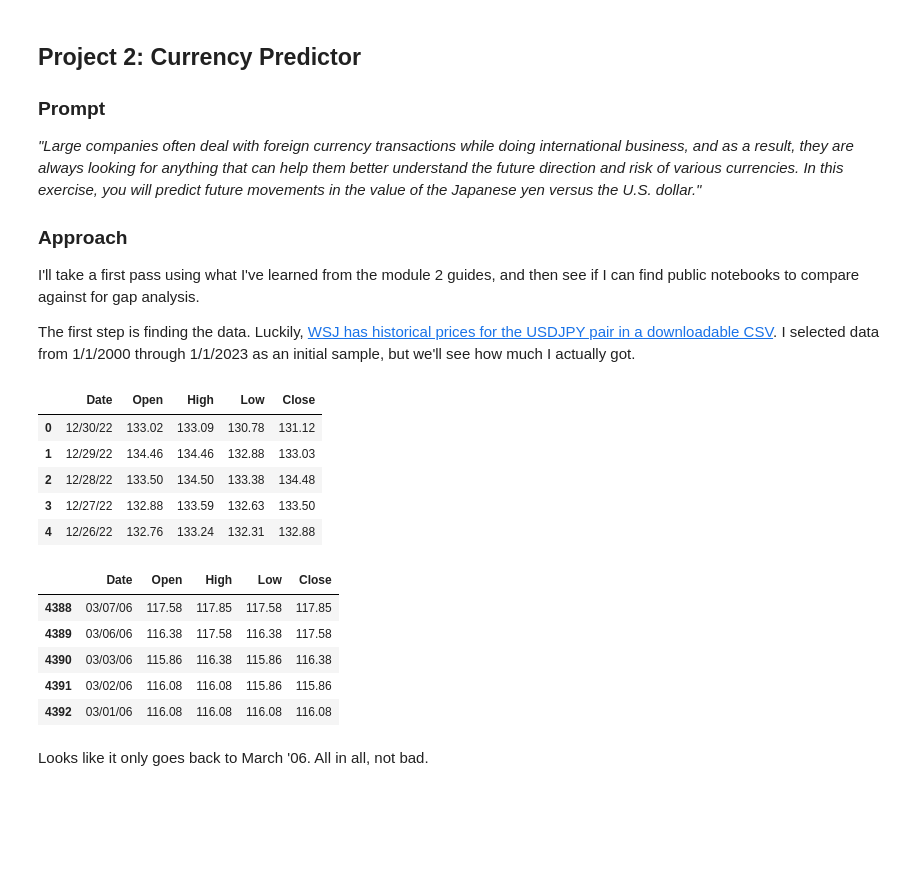
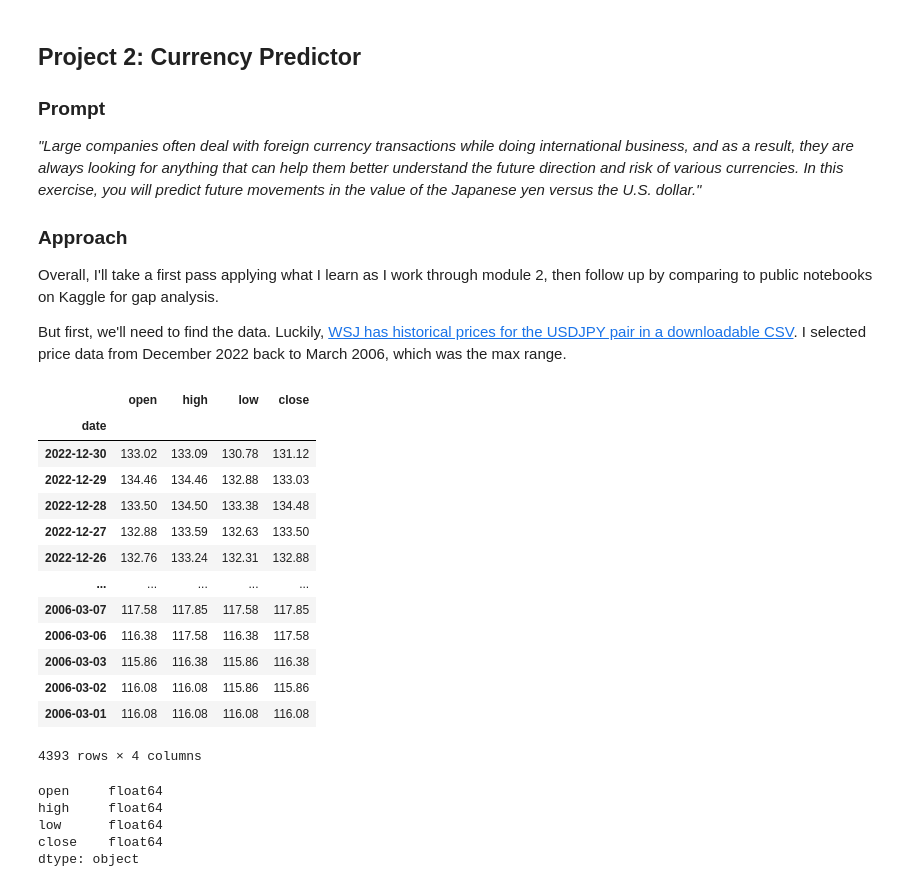
Before and after one commit to whitgroves/fintech-bootcamp-at-home, a Jupyter notebook: project-2-currency-predictor.ipynb, the cells around one changed output. Cells and saved outputs as stored; diff of their text form; code cells hidden in the pictures; blank space fills up the shorter version.

```diff
--- a/project-2-currency-predictor.ipynb
+++ b/project-2-currency-predictor.ipynb
@@ -7,6 +7,6 @@
 
 ### Approach
 
-I'll take a first pass using what I've learned from the module 2 guides, and then see if I can find public notebooks to compare against for gap analysis.
+Overall, I'll take a first pass applying what I learn as I work through module 2, then follow up by comparing to public notebooks on Kaggle for gap analysis.
 
-The first step is finding the data. Luckily, [WSJ has historical prices for the USDJPY pair in a downloadable CSV](https://www.wsj.com/market-data/quotes/fx/USDJPY/historical-prices). I selected data from 1/1/2000 through 1/1/2023 as an initial sample, but we'll see how much I actually got.
+But first, we'll need to find the data. Luckily, [WSJ has historical prices for the USDJPY pair in a downloadable CSV](https://www.wsj.com/market-data/quotes/fx/USDJPY/historical-prices). I selected price data from December 2022 back to March 2006, which was the max range.
@@ -16,20 +13,32 @@ data = pandas.read_csv('./data/USDJPY HistoricalPrices.csv', engine='python')
+# %%
+from numpy import float64
+import pandas
+data = pandas.read_csv('./data/USDJPY HistoricalPrices.csv',
+                       names=['date', 'open', 'high', 'low', 'close'], header=0,
+                       dtype={'open':float64, 'high':float64, 'low':float64, 'close':float64},
+                       index_col='date', parse_dates=True,
+                       engine='python')
+data
+# %% [output]
+|  | open | high | low | close |
+| date |  |  |  |  |
+| 2022-12-30 | 133.02 | 133.09 | 130.78 | 131.12 |
+| 2022-12-29 | 134.46 | 134.46 | 132.88 | 133.03 |
+| 2022-12-28 | 133.50 | 134.50 | 133.38 | 134.48 |
+| 2022-12-27 | 132.88 | 133.59 | 132.63 | 133.50 |
+| 2022-12-26 | 132.76 | 133.24 | 132.31 | 132.88 |
+| ... | ... | ... | ... | ... |
+| 2006-03-07 | 117.58 | 117.85 | 117.58 | 117.85 |
+| 2006-03-06 | 116.38 | 117.58 | 116.38 | 117.58 |
+| 2006-03-03 | 115.86 | 116.38 | 115.86 | 116.38 |
+| 2006-03-02 | 116.08 | 116.08 | 115.86 | 115.86 |
+| 2006-03-01 | 116.08 | 116.08 | 116.08 | 116.08 |
+4393 rows × 4 columns
 # %%
-data.head()
+data.dtypes
 # %% [output]
-|  | Date | Open | High | Low | Close |
-| 0 | 12/30/22 | 133.02 | 133.09 | 130.78 | 131.12 |
-| 1 | 12/29/22 | 134.46 | 134.46 | 132.88 | 133.03 |
-| 2 | 12/28/22 | 133.50 | 134.50 | 133.38 | 134.48 |
-| 3 | 12/27/22 | 132.88 | 133.59 | 132.63 | 133.50 |
-| 4 | 12/26/22 | 132.76 | 133.24 | 132.31 | 132.88 |
+open     float64
+high     float64
+low      float64
+close    float64
+dtype: object
-# %%
-data.tail()
-# %% [output]
-|  | Date | Open | High | Low | Close |
-| 4388 | 03/07/06 | 117.58 | 117.85 | 117.58 | 117.85 |
-| 4389 | 03/06/06 | 116.38 | 117.58 | 116.38 | 117.58 |
-| 4390 | 03/03/06 | 115.86 | 116.38 | 115.86 | 116.38 |
-| 4391 | 03/02/06 | 116.08 | 116.08 | 115.86 | 115.86 |
-| 4392 | 03/01/06 | 116.08 | 116.08 | 116.08 | 116.08 |
-# %% [markdown]
-Looks like it only goes back to March '06. All in all, not bad.
```
Also changed, not shown: parts of 5 cells of this notebook, 2 other files.
